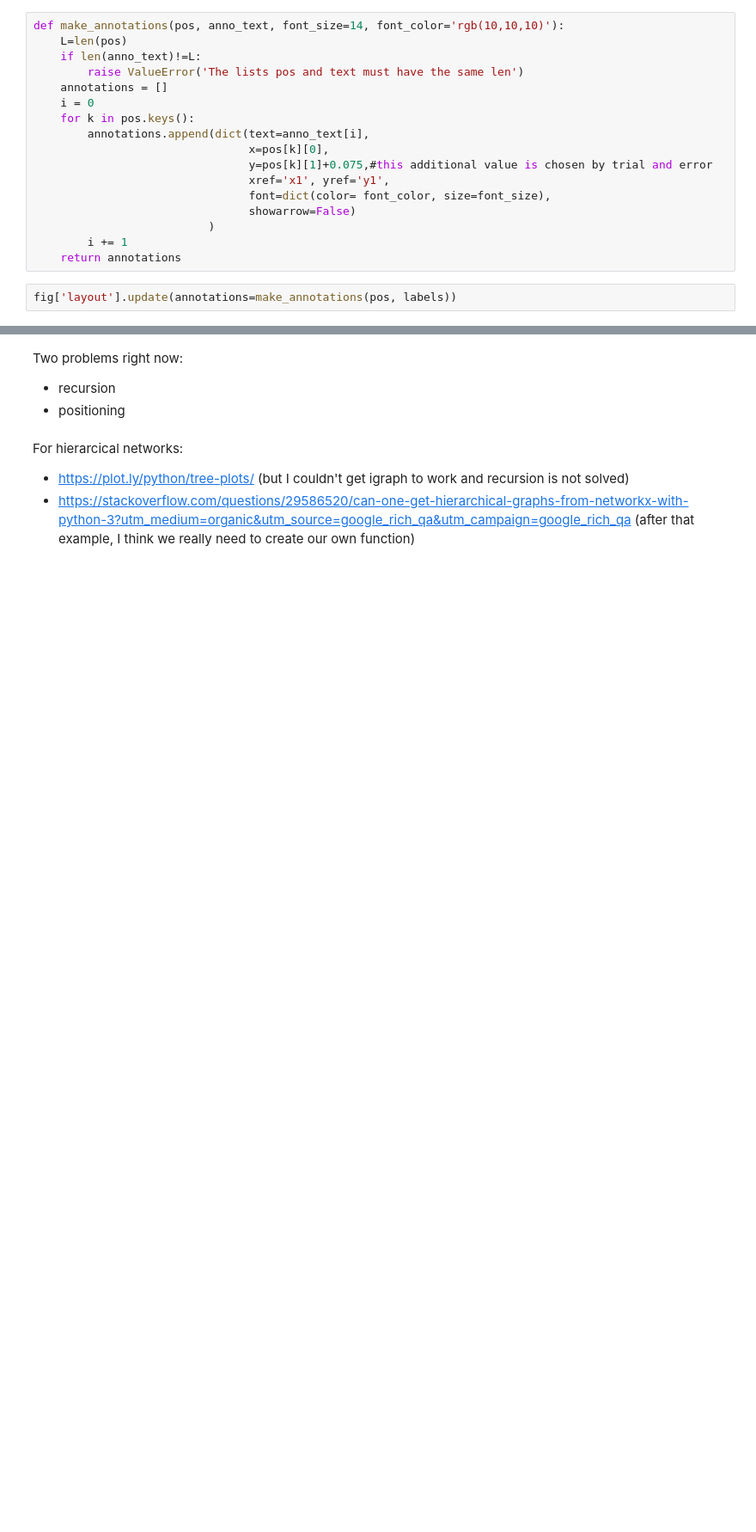
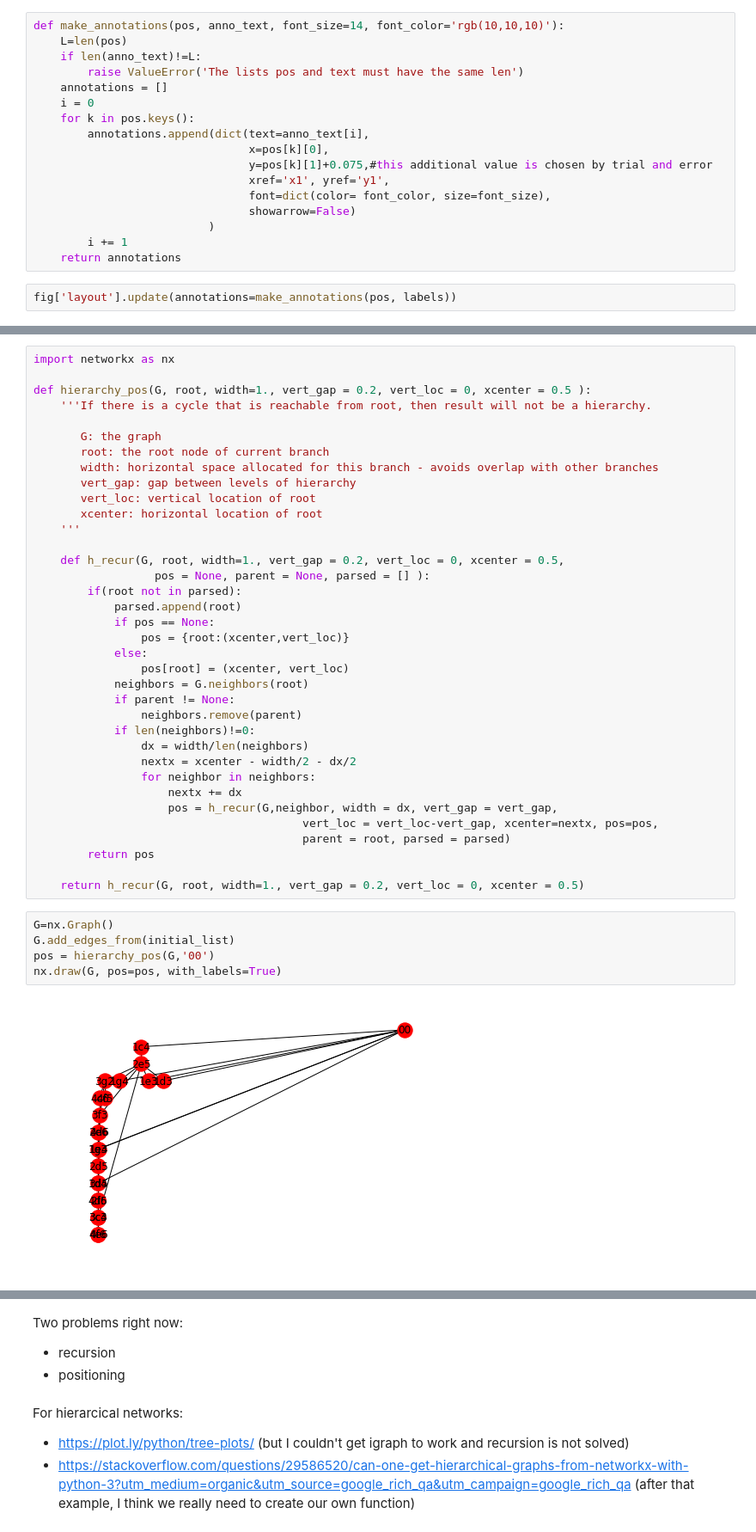
Before and after one commit to dsavg/Chess_Visualization_Project, a Jupyter notebook: Exploration.ipynb, the cells around one changed output, grey strips where cells are left out. Shown at 86% size. Saved outputs shown, nothing was run; the diff lists cells and outputs as text; blank space fills up the shorter version.

```diff
--- a/Exploration.ipynb
+++ b/Exploration.ipynb
@@ -249,2 +254,45 @@ iplot(fig, filename='Tree-Reingold-Tilf')
 # %% [output]
 [interactive output not drawn]
+# %%
+import networkx as nx
+
+def hierarchy_pos(G, root, width=1., vert_gap = 0.2, vert_loc = 0, xcenter = 0.5 ):
+    '''If there is a cycle that is reachable from root, then result will not be a hierarchy.
+
+       G: the graph
+       root: the root node of current branch
+       width: horizontal space allocated for this branch - avoids overlap with other branches
+       vert_gap: gap between levels of hierarchy
+       vert_loc: vertical location of root
+       xcenter: horizontal location of root
+    '''
+
+    def h_recur(G, root, width=1., vert_gap = 0.2, vert_loc = 0, xcenter = 0.5,
+                  pos = None, parent = None, parsed = [] ):
+        if(root not in parsed):
+            parsed.append(root)
+            if pos == None:
+                pos = {root:(xcenter,vert_loc)}
+            else:
+                pos[root] = (xcenter, vert_loc)
+            neighbors = G.neighbors(root)
+            if parent != None:
+                neighbors.remove(parent)
+            if len(neighbors)!=0:
+                dx = width/len(neighbors)
+                nextx = xcenter - width/2 - dx/2
+                for neighbor in neighbors:
+                    nextx += dx
+                    pos = h_recur(G,neighbor, width = dx, vert_gap = vert_gap,
+                                        vert_loc = vert_loc-vert_gap, xcenter=nextx, pos=pos,
+                                        parent = root, parsed = parsed)
+        return pos
+
+    return h_recur(G, root, width=1., vert_gap = 0.2, vert_loc = 0, xcenter = 0.5)
+# %%
+G=nx.Graph()
+G.add_edges_from(initial_list)
+pos = hierarchy_pos(G,'00')
+nx.draw(G, pos=pos, with_labels=True)
+# %% [output]
+[figure, added]
```
Also changed, not shown: parts of 6 cells of this notebook.
